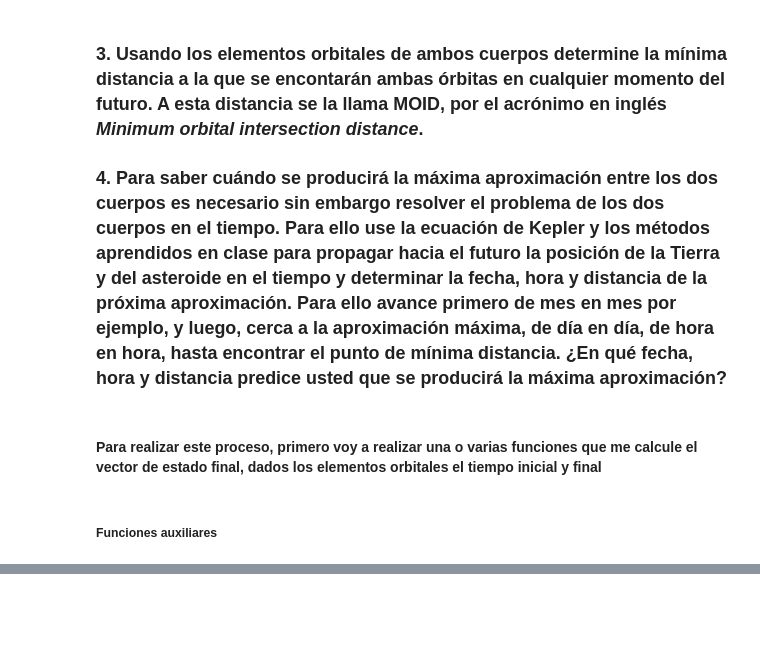
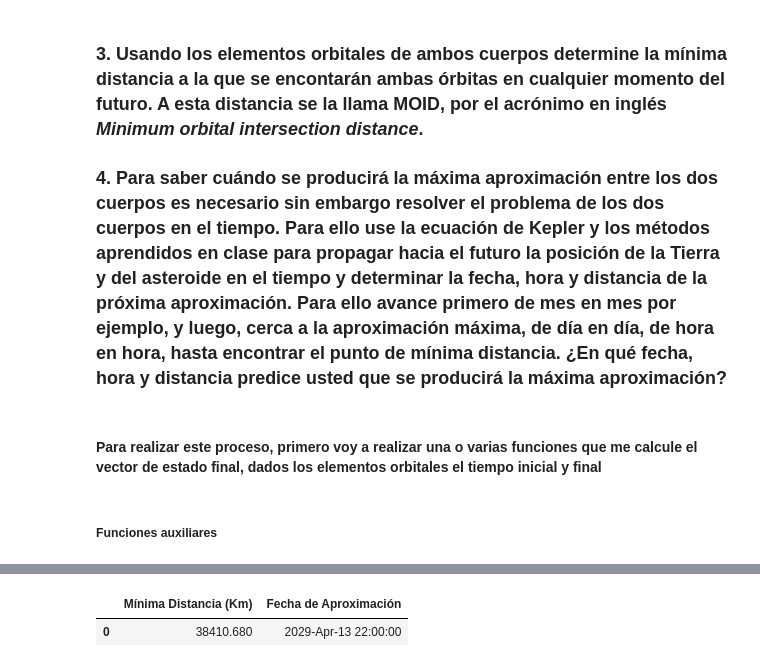
Before and after one commit to andromedalactea/celestial_mechanics, a Jupyter notebook: scripts/Homeworks/MC_Tarea3_AproximacionApophis.ipynb, the cells around one changed output, grey strips where cells are left out. Drawn from its saved outputs; the diff is of its cells as text; code cells hidden in the pictures; blank space fills up the shorter version.

```diff
--- a/scripts/Homeworks/MC_Tarea3_AproximacionApophis.ipynb
+++ b/scripts/Homeworks/MC_Tarea3_AproximacionApophis.ipynb
@@ -350,0 +476,10 @@ Table masked=True length=1
+# %%
+data_aphophis=Horizons(
+    id='2004 MN4', location='@sun',
+    epochs={'start': '2023-07-06', 'stop': '2033-07-06', 'step': '1h'}
+).vectors().to_pandas()
+
+data_earth=Horizons(
+    id='399', location='@sun',
+    epochs={'start': '2023-07-06', 'stop': '2033-07-06', 'step': '1h'}
+).vectors().to_pandas()
@@ -350,0 +488,16 @@ Table masked=True length=1
+# %%
+# Posiciones para apophis
+
+rvecs_aphophis = data_aphophis[['x', 'y', 'z']].to_numpy()
+
+rvecs_earth = data_earth[['x', 'y', 'z']].to_numpy()
+
+#veamos la magnitud del vector relativo
+
+distance = list(np.linalg.norm(rvecs_aphophis - rvecs_earth, axis=1))
+# %%
+#Encontremos el mínimo de distancia
+min_distance=min(distance)
+
+#veamos en que fecha se produce esta menor distancia
+day_min_distance=data_aphophis.loc[distance.index(min_distance),'datetime_str']
@@ -350,0 +506,10 @@ Table masked=True length=1
+# %%
+df = pd.DataFrame({
+    'Mínima Distancia (Km)': [f"{min_distance*au2km:.3f}"],
+    'Fecha de Aproximación': [day_min_distance.split('.')[2]]
+})
+
+df
+# %% [output]
+|  | Mínima Distancia (Km) | Fecha de Aproximación |
+| 0 | 38410.680 | 2029-Apr-13 22:00:00 |
```
Also changed, not shown: parts of 26 cells of this notebook.
